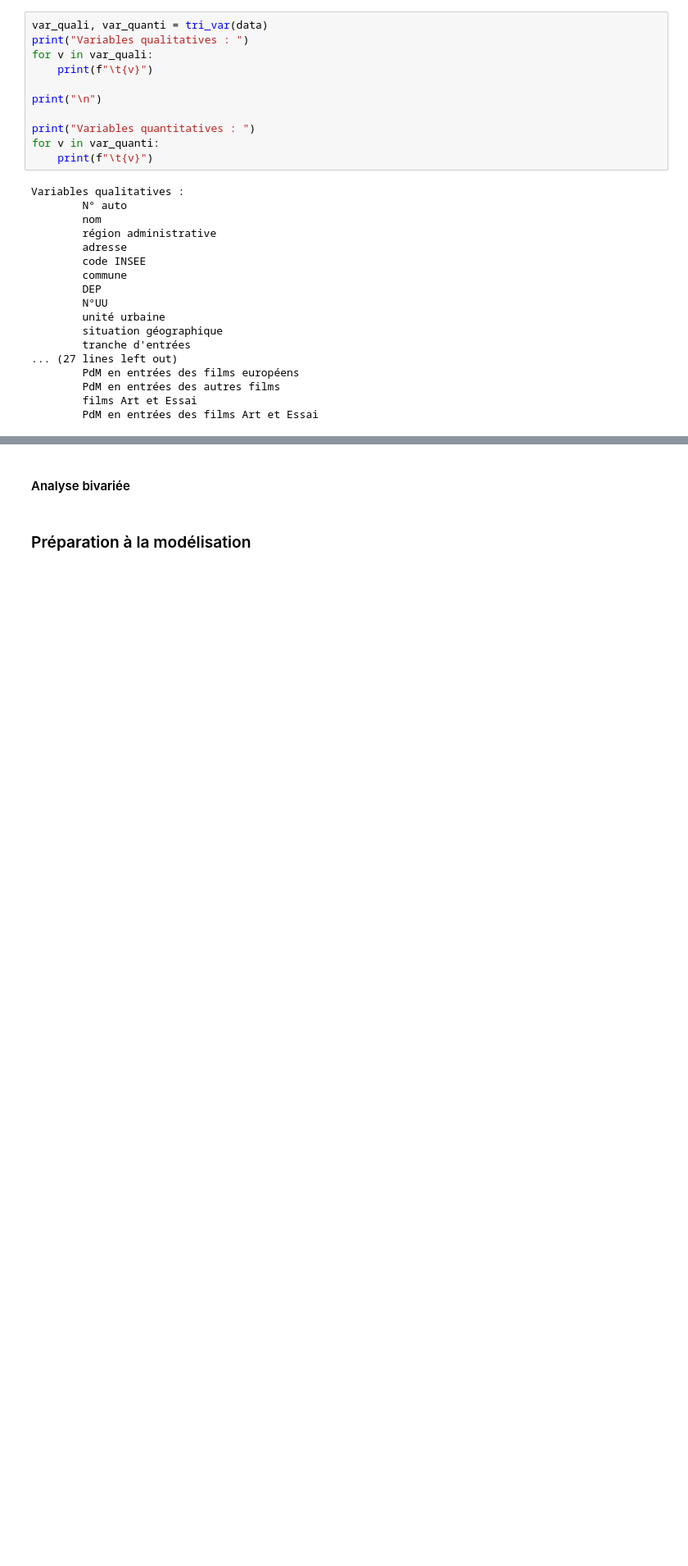
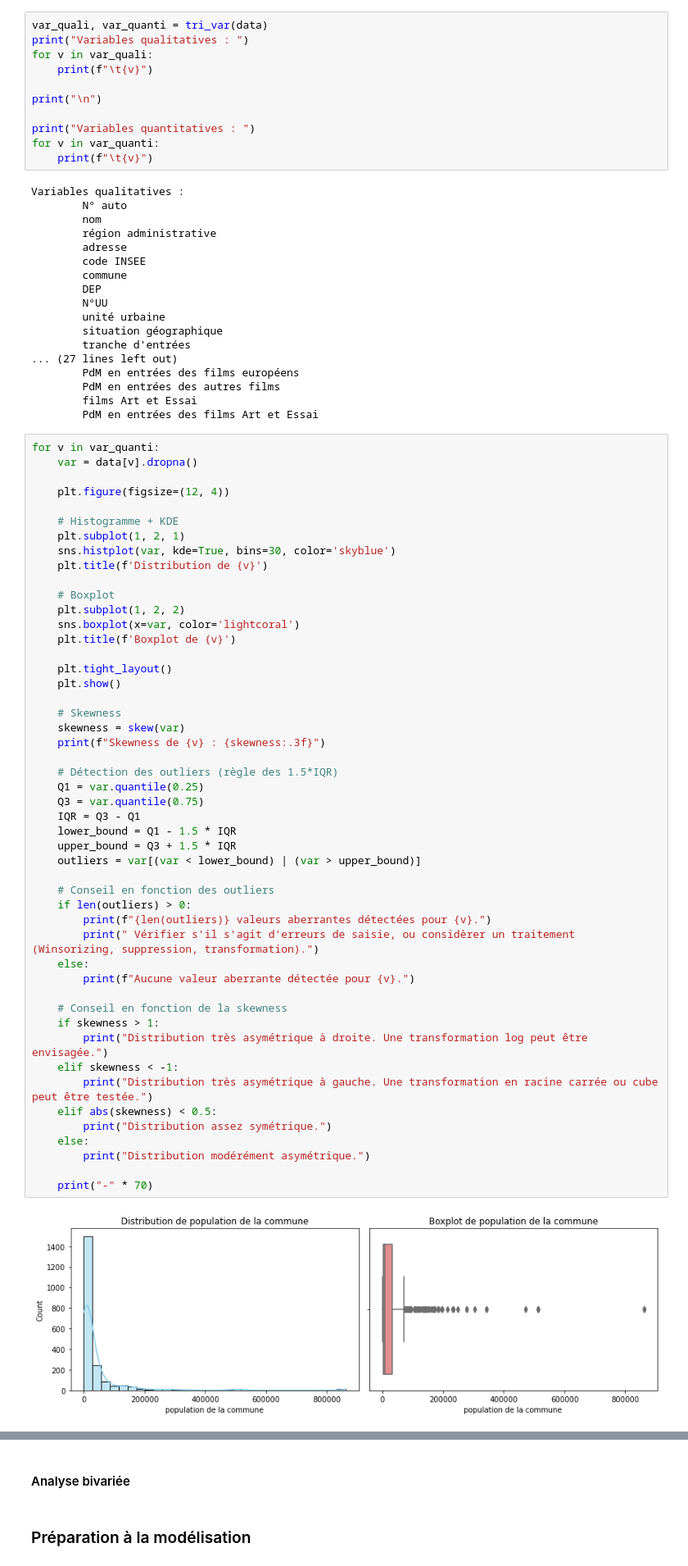
Before and after one commit to PauloMoq/Stats_M1, a Jupyter notebook: code/modelisation.ipynb, the cells around one changed output, grey strips where cells are left out. Shown at 82% size. Saved outputs shown, nothing was run; the diff lists cells and outputs as text; blank space fills up the shorter version.

```diff
--- a/code/modelisation.ipynb
+++ b/code/modelisation.ipynb
@@ -308,3 +308,54 @@ Variables qualitatives :
         PdM en entrées des autres films
         films Art et Essai
         PdM en entrées des films Art et Essai
+# %%
+for v in var_quanti:
+    var = data[v].dropna()
+
+    plt.figure(figsize=(12, 4))
+
+    # Histogramme + KDE
+    plt.subplot(1, 2, 1)
+    sns.histplot(var, kde=True, bins=30, color='skyblue')
+    plt.title(f'Distribution de {v}')
+
+    # Boxplot
+    plt.subplot(1, 2, 2)
+    sns.boxplot(x=var, color='lightcoral')
+    plt.title(f'Boxplot de {v}')
+
+    plt.tight_layout()
+    plt.show()
+
+    # Skewness
+    skewness = skew(var)
+    print(f"Skewness de {v} : {skewness:.3f}")
+
+    # Détection des outliers (règle des 1.5*IQR)
+    Q1 = var.quantile(0.25)
+    Q3 = var.quantile(0.75)
+    IQR = Q3 - Q1
+    lower_bound = Q1 - 1.5 * IQR
+    upper_bound = Q3 + 1.5 * IQR
+    outliers = var[(var < lower_bound) | (var > upper_bound)]
+
+    # Conseil en fonction des outliers
+    if len(outliers) > 0:
+        print(f"{len(outliers)} valeurs aberrantes détectées pour {v}.")
+        print(" Vérifier s'il s'agit d'erreurs de saisie, ou considèrer un traitement (Winsorizing, suppression, transformation).")
+    else:
+        print(f"Aucune valeur aberrante détectée pour {v}.")
+
+    # Conseil en fonction de la skewness
+    if skewness > 1:
+        print("Distribution très asymétrique à droite. Une transformation log peut être envisagée.")
+    elif skewness < -1:
+        print("Distribution très asymétrique à gauche. Une transformation en racine carrée ou cube peut être testée.")
+    elif abs(skewness) < 0.5:
+        print("Distribution assez symétrique.")
+    else:
+        print("Distribution modérément asymétrique.")
+
+    print("-" * 70)
+# %% [output]
+[figure, added]
```
Also changed, not shown: parts of 1 cell of this notebook.
